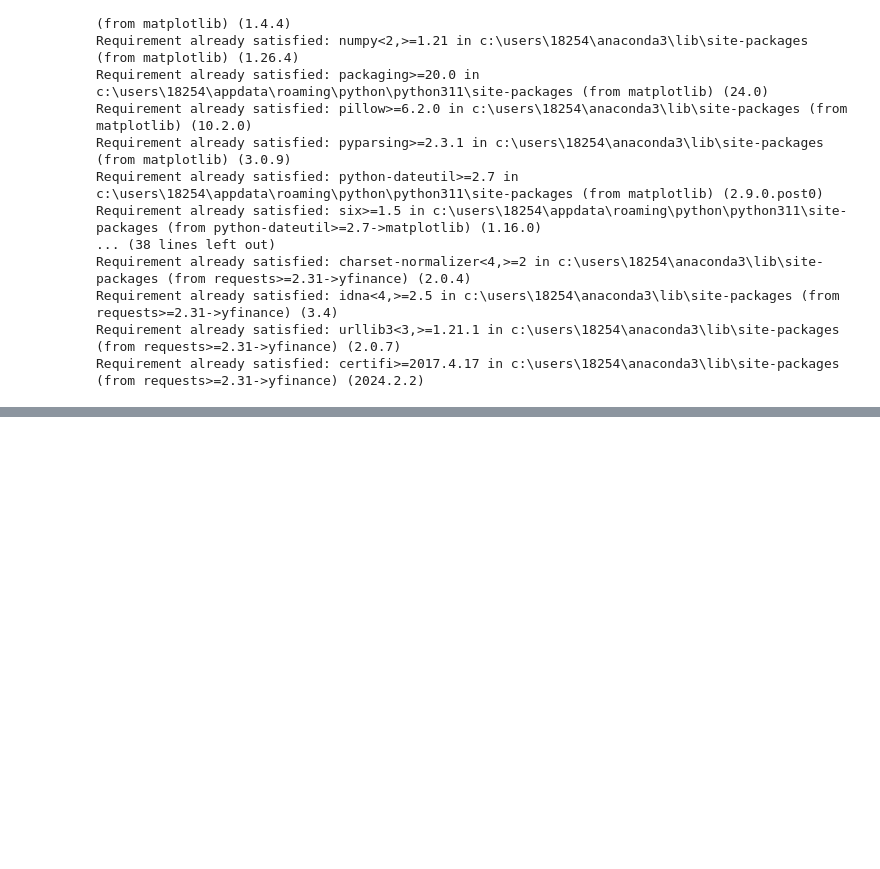
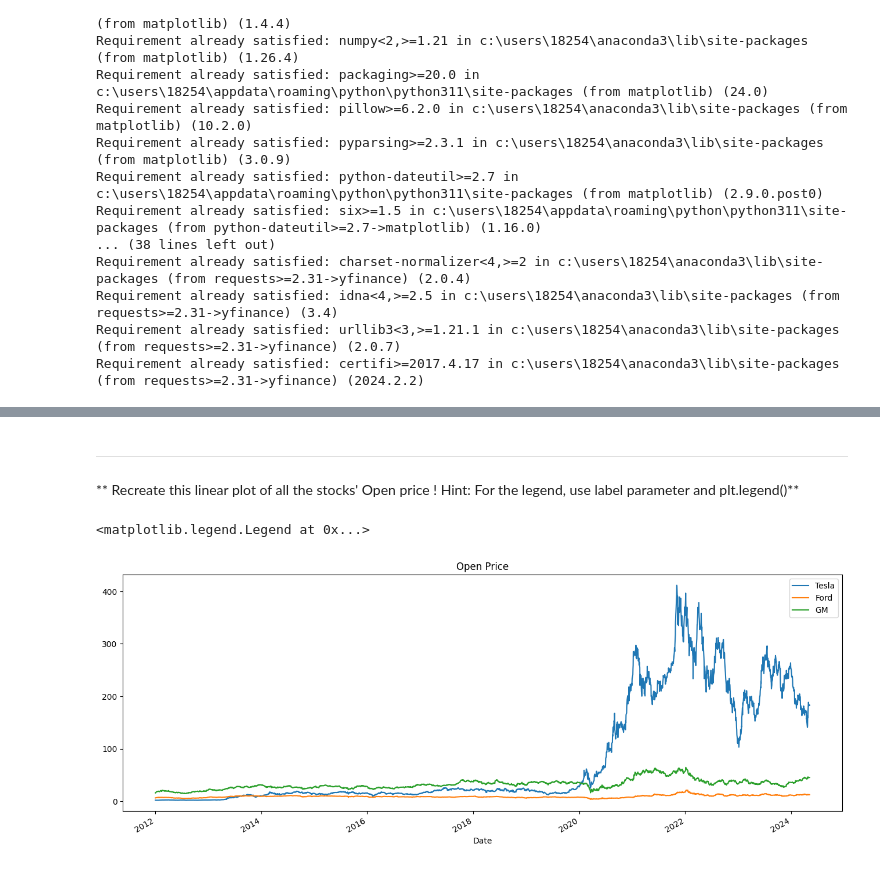
Before and after one commit to PATELALISH/Capstone-Stock-Market-Analysis, a Jupyter notebook: Questions Notebook/New Stock Market Analysis Project.ipynb, the cells around one changed output, grey strips where cells are left out. Drawn from its saved outputs; the diff is of its cells as text; code cells hidden in the pictures; blank space fills up the shorter version.

```diff
--- a/Questions Notebook/New Stock Market Analysis Project.ipynb
+++ b/Questions Notebook/New Stock Market Analysis Project.ipynb
@@ -34,0 +93,14 @@ import os
+# %%
+#For Ford stock
+try:
+    ford = yf.Ticker("F")
+    ford_data = ford.history(start=start_date, end=end_date)
+except Exception as e:
+    print("Failed to fetch Ford data from yfinance:", e)
+    # If yfinance data is not available, read from CSV
+    ford_data = pd.read_csv('../Data/Ford_Stock.csv')
+    ford_data.set_index('Date', inplace=True)
+    print(ford_data)
+# %%
+ford = ford.history(start=start_date, end=end_date)
+ford
@@ -34,0 +122,13 @@ import os
+# %%
+try:
+    gm = yf.Ticker("GM")
+    gm_data = gm.history(start=start_date, end=end_date)
+except Exception as e:
+    print("Failed to fetch GM data from yfinance:", e)
+    # If yfinance data is not available, read from CSV
+    gm_data = pd.read_csv('../Data/GM_Stock.csv')
+    gm_data.set_index('Date', inplace=True)
+    print(gm_data)
+# %%
+gm = gm.history(start=start_date, end=end_date)
+gm
@@ -34,0 +156,17 @@ import os
+# %% [markdown]
+____
+
+** Recreate this linear plot of all the stocks' Open price ! Hint: For the legend, use label parameter and plt.legend()**
+# %%
+
+
+plt.figure(figsize=(16,6))
+tesla['Open'].plot(label='Tesla')
+ford['Open'].plot(label='Ford')
+gm['Open'].plot(label='GM')
+
+plt.title('Open Price')
+plt.legend()
+# %% [output]
+<matplotlib.legend.Legend at 0x...>
+[figure, added]
```
Also changed, not shown: parts of 24 cells of this notebook.
